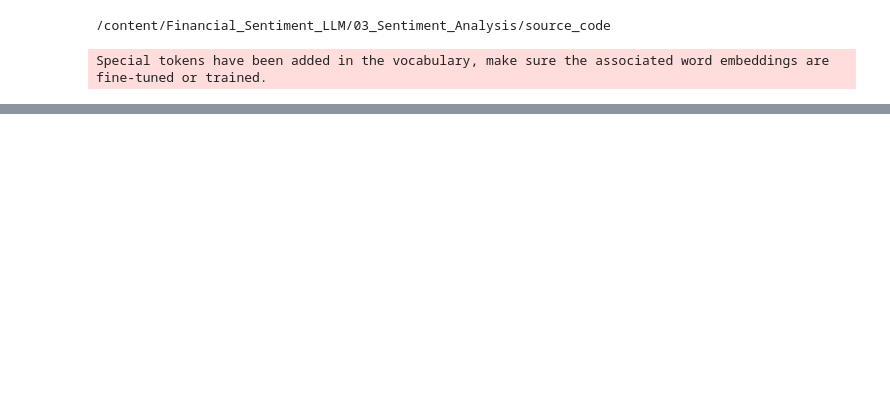
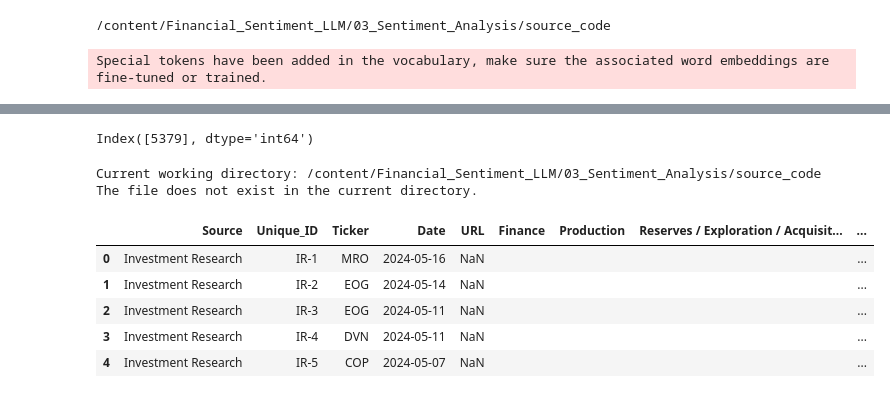
Before and after one commit to Kussil/Financial_Sentiment_LLM, a Jupyter notebook: 03_Sentiment_Analysis/LLama_prompt_process.ipynb, the cells around one changed output, grey strips where cells are left out. Cells and saved outputs as stored; diff of their text form; code cells hidden in the pictures; blank space fills up the shorter version.

```diff
--- a/03_Sentiment_Analysis/LLama_prompt_process.ipynb
+++ b/03_Sentiment_Analysis/LLama_prompt_process.ipynb
@@ -163,0 +198,59 @@ The article does not provide a direct mention of oil prices, natural gas prices,
+# %%
+# Drop rows google gemini will not process
+rows_to_drop = ['PQ-2840736837']
+index_to_drops = text_df[text_df['Unique_ID'].isin(rows_to_drop)].index
+text_df.drop(index_to_drops, inplace=True)
+print(index_to_drops)
+# %% [output]
+Index([5379], dtype='int64')
+# %%
+# Global Variables
+CATEGORIES = [
+        "Finance",
+        "Production",
+        "Reserves / Exploration / Acquisitions / Mergers / Divestments",
+        "Environment / Regulatory / Geopolitics",
+        "Alternative Energy / Lower Carbon",
+        "Oil Price / Natural Gas Price / Gasoline Price"]
+SENTIMENT_RESULTS_FILE_PATH = 'LLAMA_Sentiment_Analysis_Results.csv'
+# %%
+import os
+
+# Print the current working directory
+print(f"Current working directory: {os.getcwd()}")
+
+# Determine if the Sentiment Analysis Results file already exists
+SENTIMENT_RESULTS_FILE_PATH = 'path_to_your_file'  # Replace with your actual file path
+file_exists = os.path.isfile(SENTIMENT_RESULTS_FILE_PATH)
+
+# Print the result
+if file_exists:
+    print(f"The file exists in the current directory.")
+else:
+    print(f"The file does not exist in the current directory.")
+# %% [output]
+Current working directory: /content/Financial_Sentiment_LLM/03_Sentiment_Analysis/source_code
+The file does not exist in the current directory.
+# %%
+# Create an empty file if the file does not exist
+if not file_exists:
+    # Copy text df and drop the text and headline column due to size
+    empty_sentiment_df = text_df.copy()
+    empty_sentiment_df = empty_sentiment_df.drop(['Article Text', 'Article Headline'], axis=1)
+
+    for category in CATEGORIES:
+        empty_sentiment_df[category] = ""
+        empty_sentiment_df[category] = empty_sentiment_df[category].astype('object')
+
+    # Display results
+    display(empty_sentiment_df.head())
+
+    # Save as CSV
+    empty_sentiment_df.to_csv(SENTIMENT_RESULTS_FILE_PATH, index=False)
+# %% [output]
+|  | Source | Unique_ID | Ticker | Date | URL | Finance | Production | Reserves / Exploration / Acquisit... | ... |
+| 0 | Investment Research | IR-1 | MRO | 2024-05-16 | NaN |  |  |  | ... |
+| 1 | Investment Research | IR-2 | EOG | 2024-05-14 | NaN |  |  |  | ... |
+| 2 | Investment Research | IR-3 | EOG | 2024-05-11 | NaN |  |  |  | ... |
+| 3 | Investment Research | IR-4 | DVN | 2024-05-11 | NaN |  |  |  | ... |
+| 4 | Investment Research | IR-5 | COP | 2024-05-07 | NaN |  |  |  | ... |
```
Also changed, not shown: parts of 5 cells of this notebook.
